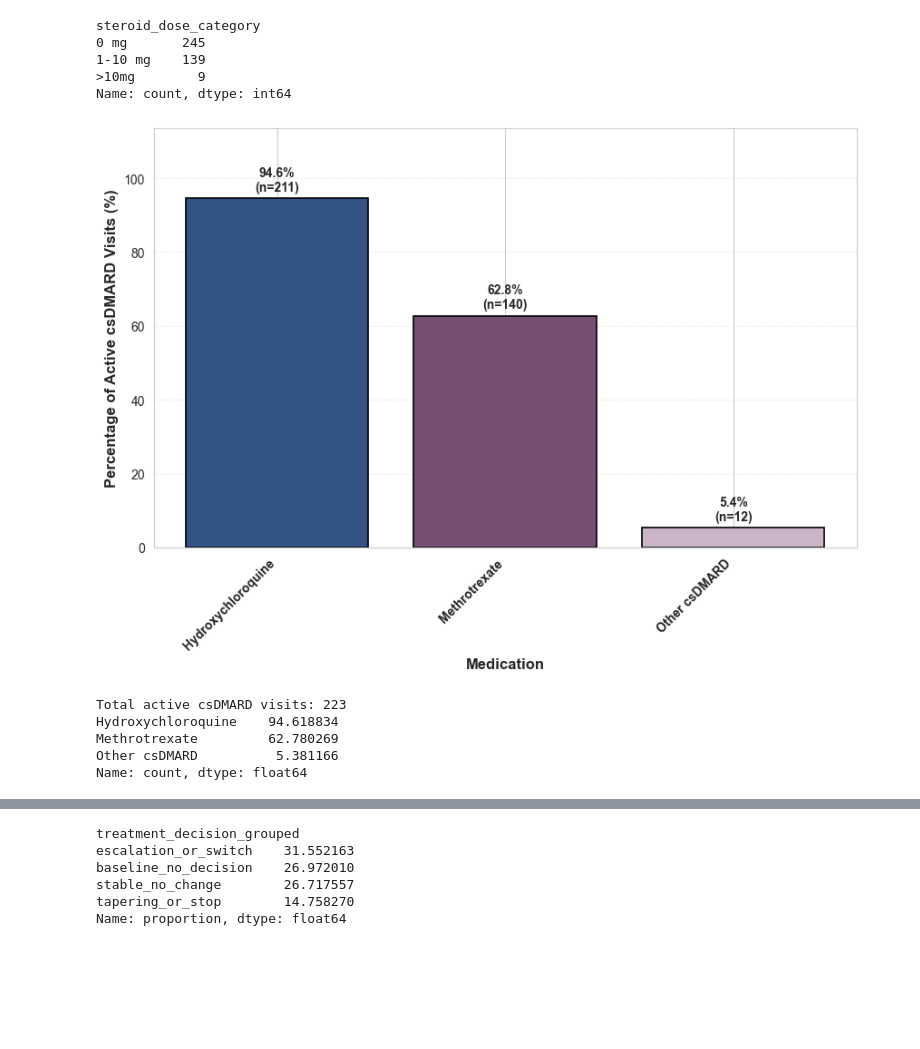
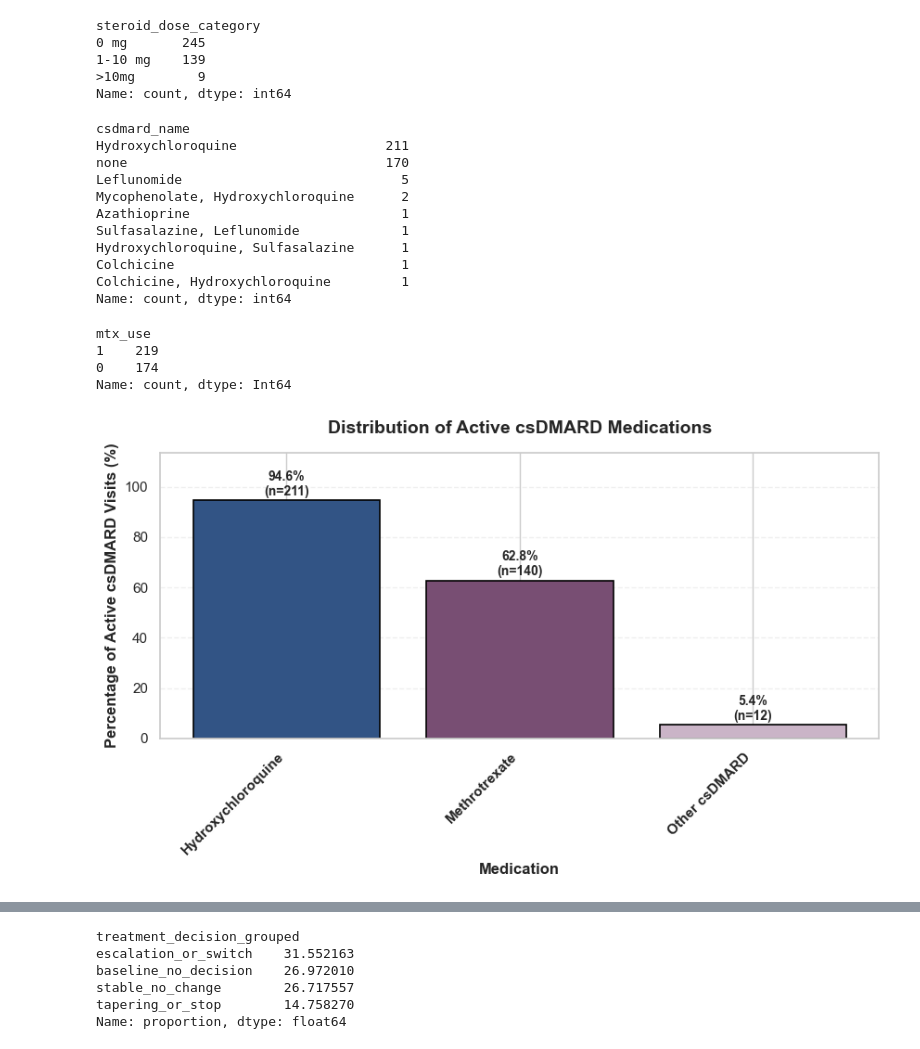
Before and after one commit to konnatzeik/Master_Thesis, a Jupyter notebook: notebooks/01_EDA.ipynb, the cells around one changed output, grey strips where cells are left out. Saved outputs shown, nothing was run; the diff lists cells and outputs as text; code cells hidden in the pictures; blank space fills up the shorter version.

```diff
--- a/notebooks/01_EDA.ipynb
+++ b/notebooks/01_EDA.ipynb
@@ -398,0 +264,28 @@ plt.show()
+# %%
+flare_counts = df_cleaned['flare_next_visit'].value_counts().sort_index()
+flare_labels = {0: 'No Flare (Class 0)', 1: 'Physician Flare (Class 1)'}
+flare_sizes = [flare_counts.get(0, 0), flare_counts.get(1, 0)]
+flare_pct = [(value / sum(flare_sizes)) * 100 for value in flare_sizes]
+
+fig, ax = plt.subplots(figsize=(8,6), dpi=100)
+wedges, _ = ax.pie(
+    flare_sizes,
+    startangle=90,
+    counterclock=True,
+    colors=['#D9E5E5', '#112C4D'],
+    labels=None,
+    wedgeprops={'width': 0.55, 'edgecolor': 'white', 'linewidth': 2},
+    radius=1.1
+)
+
+ax.set_aspect('equal')
+ax.set_title('Prediction Target (Next-Visit Flare)', fontsize=18, fontweight='bold', color='#17395B', pad=5)
+ax.axis('off')
+ax.text(0, 0.10, f'{flare_pct[1]:.0f}%', ha='center', va='center', fontsize=28, fontweight='bold', color='#0F2537')
+ax.text(0, -0.15, 'Flare Rate', ha='center', va='center', fontsize=13, fontweight='bold', color='#4A5568')
+ax.text(1.40, 0.72, '● No Flare (Class 0)', ha='left', va='center', fontsize=17, color='#17395B')
+ax.text(3.12, 0.72, f'{flare_sizes[0]} visits ({flare_pct[0]:.0f}%)', ha='left', va='center', fontsize=17, fontweight='bold', color='#17395B')
+ax.text(1.40, 0.18, '● Flare (Class 1)', ha='left', va='center', fontsize=17, color='#17395B')
+ax.text(3.12, 0.18, f'{flare_sizes[1]} visits ({flare_pct[1]:.0f}%)', ha='left', va='center', fontsize=17, fontweight='bold', color='#17395B')
+plt.tight_layout()
+plt.show()
@@ -594,13 +495,18 @@ np.float64(4.951418804605117)
 # %%
 # CRP and ESR Comparison (Original vs Log-Transformed)
 df_cleaned['log_crp_normalized'] = np.log1p(df_cleaned['crp_normalized'])
+
 df_cleaned['log_esr'] = np.log1p(df_cleaned['esr'])
+#previous esr value (lagged by one visit) for each patient
+df_cleaned['log_esr_lag1'] = df_cleaned.groupby('patient_id')['log_esr'].shift(1)
+df_cleaned['esr_lag1'] = df_cleaned.groupby('patient_id')['esr'].shift(1)
+
 df_cleaned['log_disease_duration'] = np.log1p(df_cleaned['disease_duration'])
+
 
 variables = [
     ('CRP', 'crp_normalized', 'log_crp_normalized'),
     ('ESR', 'esr', 'log_esr'),
-    ('Disease Duration', 'disease_duration', 'log_disease_duration')
 ]
 
 for var_name, col_orig, col_log in variables:
@@ -794 +585,3 @@ Interpretation: p-value > 0.05 suggests data is normally distributed
+# %%
+df_cleaned['disease_duration_squared']= df_cleaned['disease_duration'] ** 2
 # %% [markdown]
@@ -810,43 +603,58 @@ steroid_dose_category
 1-10 mg    139
 >10mg        9
 Name: count, dtype: int64
+# %%
+df_cleaned['csdmard_name'].value_counts(dropna=False)
+# %% [output]
+csdmard_name
+Hydroxychloroquine                   211
+none                                 170
+Leflunomide                            5
+Mycophenolate, Hydroxychloroquine      2
+Azathioprine                           1
+Sulfasalazine, Leflunomide             1
+Hydroxychloroquine, Sulfasalazine      1
+Colchicine                             1
+Colchicine, Hydroxychloroquine         1
+Name: count, dtype: int64
+# %%
+df_cleaned['mtx_use'].value_counts(dropna=False)
+# %% [output]
+mtx_use
+1    219
+0    174
+Name: count, dtype: Int64
 # %%
 #Filter active csDMARD users and build medication list
 main_drugs = ['Hydroxychloroquine', 'MTX']
 df_active_csdmard = df_cleaned[df_cleaned['csdmard_use'] == 1].copy()
 
 medications = []
 for _, row in df_active_csdmard.iterrows():
     if row['mtx_use'] == 1:
         medications.append('Methrotrexate')
     drug = row['csdmard_name']
     if pd.notna(drug) and drug != 'none':
         medications.append(drug if drug in main_drugs else 'Other csDMARD')
 
 #Calculate percentages
 med_counts = pd.Series(medications).value_counts()
 med_percentages = (med_counts / len(df_active_csdmard) * 100).sort_values(ascending=False)
 
-plt.figure(figsize=(10, 6))
+plt.figure(figsize=(10, 4))
 bars = plt.bar(range(len(med_percentages)), med_percentages.values,
                color=["#325485", "#784E73", "#CAB4C7"], edgecolor='black', linewidth=1.2)
-# plt.title('Distribution of Active csDMARD Medications (including MTX)', fontsize=14, fontweight='bold', pad=15)
+plt.title('Distribution of Active csDMARD Medications', fontsize=14, fontweight='bold', pad=15)
 plt.xlabel('Medication', fontsize=12, fontweight='bold')
 plt.ylabel('Percentage of Active csDMARD Visits (%)', fontsize=12, fontweight='bold')
 plt.ylim(0, med_percentages.max() * 1.2)
 plt.xticks(range(len(med_percentages)), med_percentages.index, rotation=45, ha='right', fontweight='bold')
 plt.grid(axis='y', alpha=0.3, linestyle='--')
 
 for bar, pct, count in zip(bars, med_percentages.values, med_counts):
     plt.text(bar.get_x() + bar.get_width()/2, bar.get_height() + 2,
              f"{pct:.1f}%\n(n={count})", ha='center', fontweight='bold', fontsize=10)
 
 plt.show()
-print(f"Total active csDMARD visits: {len(df_active_csdmard)}\n{med_percentages}")
 # %% [output]
-[figure, old version]
+[figure, new version]
-Total active csDMARD visits: 223
-Hydroxychloroquine    94.618834
-Methrotrexate         62.780269
-Other csDMARD          5.381166
-Name: count, dtype: float64
```
Also changed, not shown: parts of 103 cells of this notebook.
